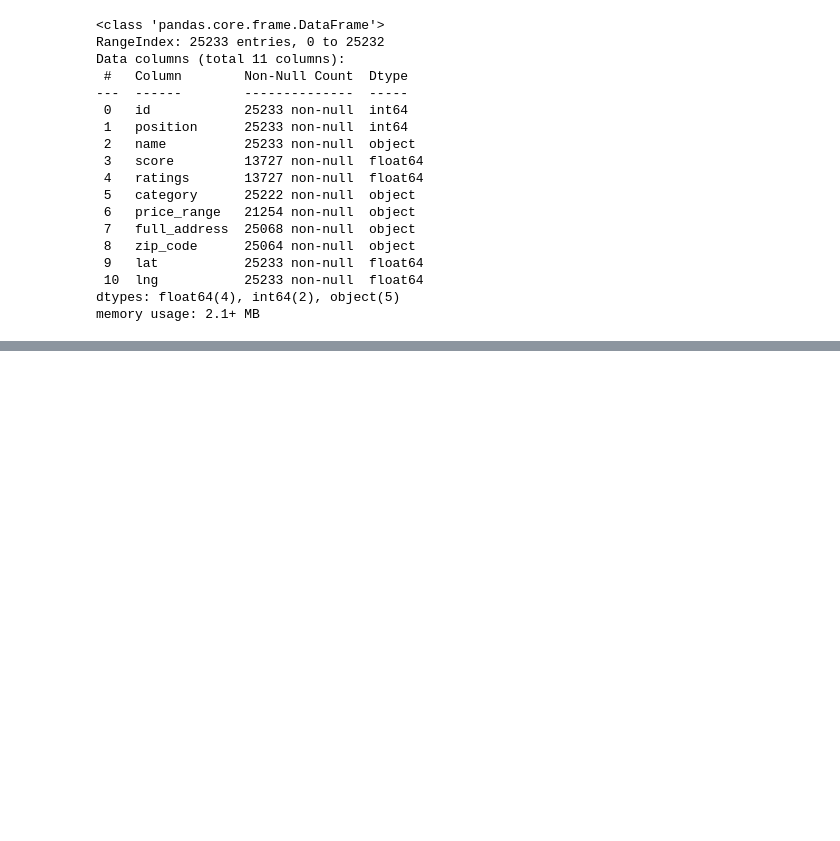
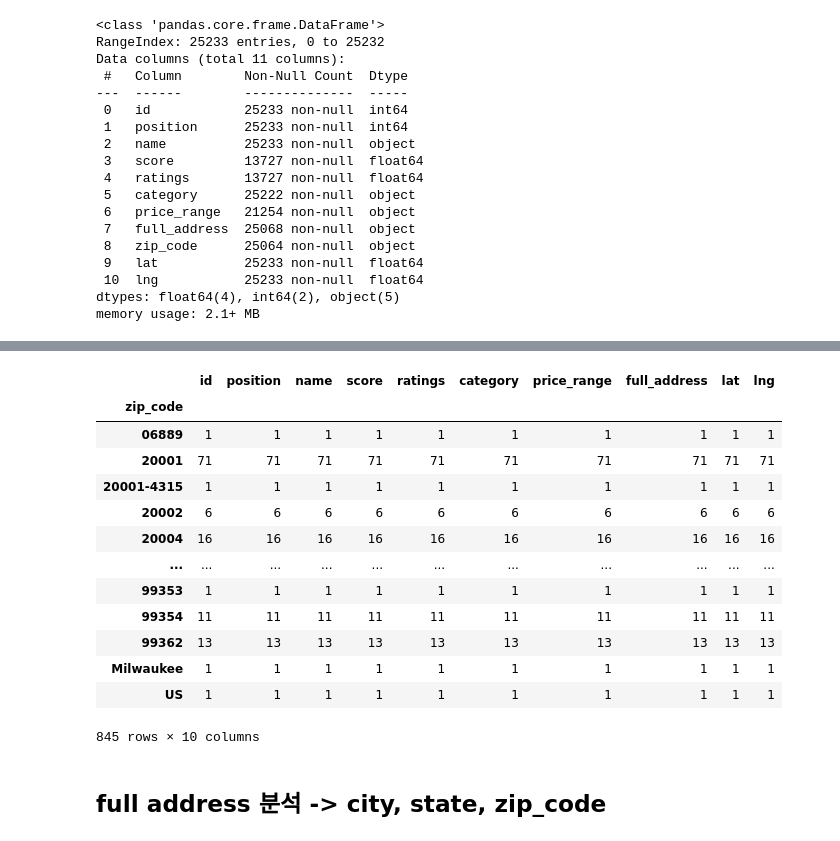
Before and after one commit to heewon916/UberEats_Project, a Jupyter notebook: uber_eats.ipynb, the cells around one changed output, grey strips where cells are left out. Drawn from its saved outputs; the diff is of its cells as text; code cells hidden in the pictures; blank space fills up the shorter version.

```diff
--- a/uber_eats.ipynb
+++ b/uber_eats.ipynb
@@ -34,0 +36,3 @@ eats_csv.
+# %%
+eats_csv = eats_csv.dropna()
+eats_csv.info()
@@ -34,0 +67,19 @@ eats_csv.
+# %%
+eats_csv.groupby('zip_code').count()
+# %% [output]
+|  | id | position | name | score | ratings | category | price_range | full_address | lat | lng |
+| zip_code |  |  |  |  |  |  |  |  |  |  |
+| 06889 | 1 | 1 | 1 | 1 | 1 | 1 | 1 | 1 | 1 | 1 |
+| 20001 | 71 | 71 | 71 | 71 | 71 | 71 | 71 | 71 | 71 | 71 |
+| 20001-4315 | 1 | 1 | 1 | 1 | 1 | 1 | 1 | 1 | 1 | 1 |
+| 20002 | 6 | 6 | 6 | 6 | 6 | 6 | 6 | 6 | 6 | 6 |
+| 20004 | 16 | 16 | 16 | 16 | 16 | 16 | 16 | 16 | 16 | 16 |
+| ... | ... | ... | ... | ... | ... | ... | ... | ... | ... | ... |
+| 99353 | 1 | 1 | 1 | 1 | 1 | 1 | 1 | 1 | 1 | 1 |
+| 99354 | 11 | 11 | 11 | 11 | 11 | 11 | 11 | 11 | 11 | 11 |
+| 99362 | 13 | 13 | 13 | 13 | 13 | 13 | 13 | 13 | 13 | 13 |
+| Milwaukee | 1 | 1 | 1 | 1 | 1 | 1 | 1 | 1 | 1 | 1 |
+| US | 1 | 1 | 1 | 1 | 1 | 1 | 1 | 1 | 1 | 1 |
+845 rows × 10 columns
+# %% [markdown]
+## full address 분석 -> city, state, zip_code
```
Also changed, not shown: parts of 21 cells of this notebook, 2 other files.
